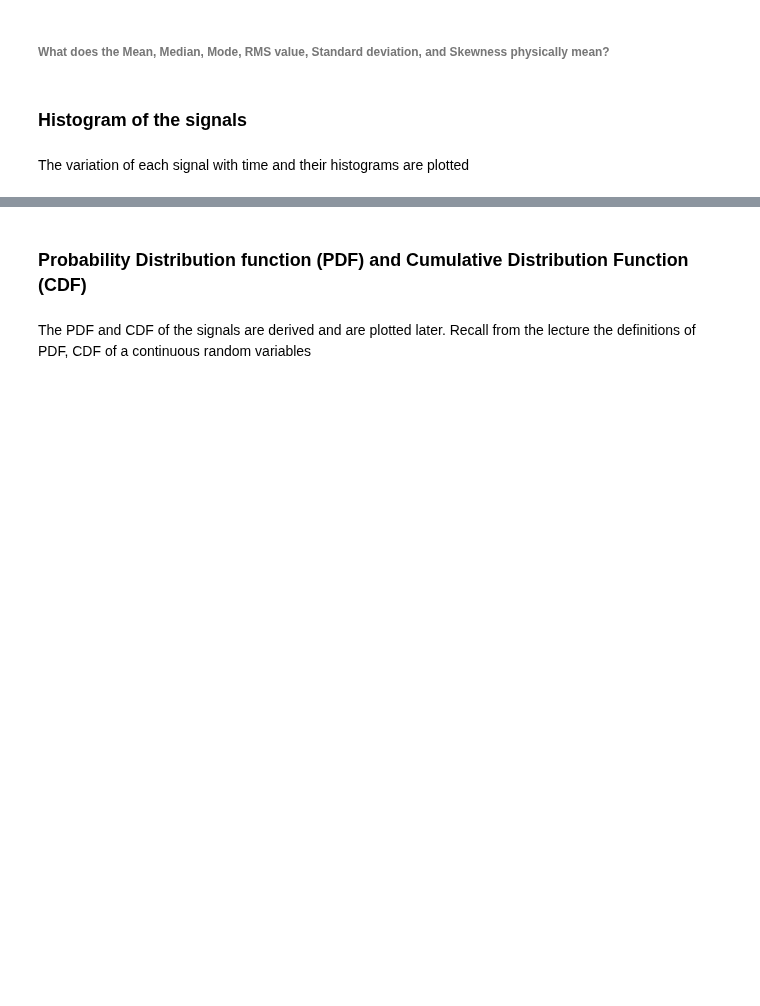
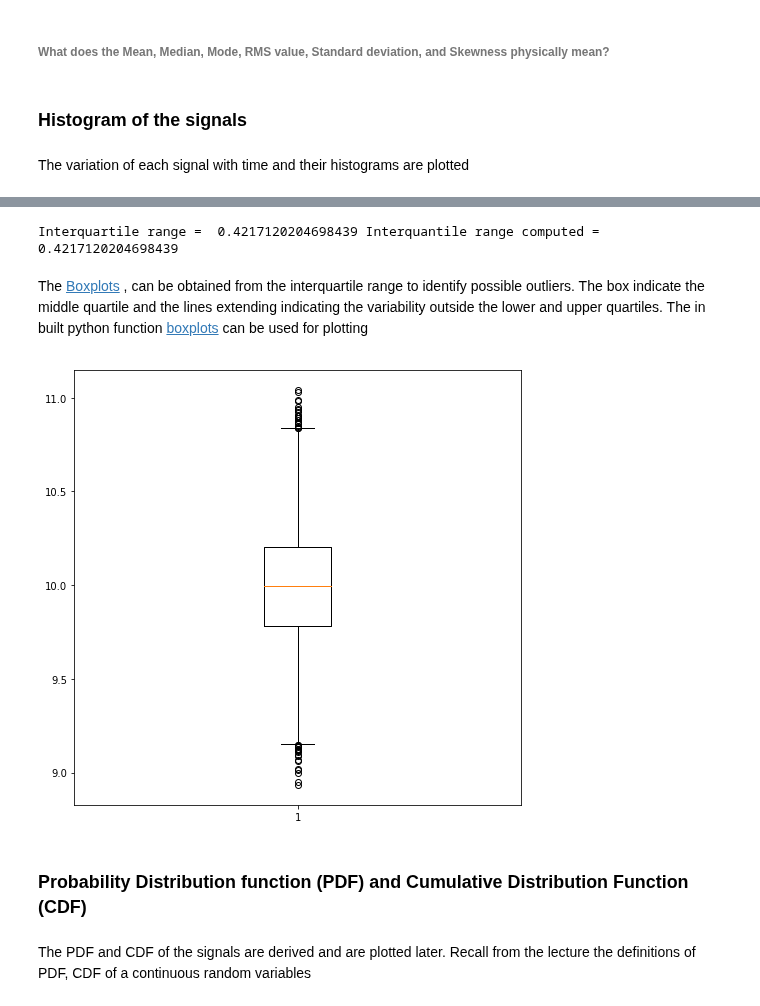
Before and after one commit to mpentek/SWELecture, a Jupyter notebook: Ex_01_statistics/01_ExwithGeneratedSignal_StructuralWindEngg.ipynb, the cells around one changed output, grey strips where cells are left out. Saved outputs shown, nothing was run; the diff lists cells and outputs as text; code cells hidden in the pictures; blank space fills up the shorter version.

```diff
--- a/Ex_01_statistics/01_ExwithGeneratedSignal_StructuralWindEngg.ipynb
+++ b/Ex_01_statistics/01_ExwithGeneratedSignal_StructuralWindEngg.ipynb
@@ -303,3 +316,18 @@ plt.grid(True)
+# %%
+iqr = scipy.stats.iqr(signalSuperposed)
+q75, q25 = np.percentile(signalSuperposed, [75 ,25])
+print('Interquartile range = ',iqr, 'Interquantile range computed = ', q75-q25)
+# %% [output]
+Interquartile range =  0.4217120204698439 Interquantile range computed =  0.4217120204698439
+# %% [markdown]
+The [Boxplots](https://en.wikipedia.org/wiki/Box_plot) , can be obtained from the interquartile range to identify possible outliers. The box indicate the middle quartile and the lines extending indicating the variability outside the lower and upper quartiles. The in built python function [boxplots](https://matplotlib.org/api/_as_gen/matplotlib.pyplot.boxplot.html) can be used for plotting
+# %%
+plt.rcParams["figure.figsize"] = (8,8)
+plt.figure()
+plt.boxplot(signalSuperposed)
+plt.show()
+# %% [output]
+[figure, added]
 # %% [markdown]
 ### Probability Distribution function (PDF) and Cumulative Distribution Function (CDF)
 # %% [markdown]
```
Also changed, not shown: parts of 51 cells of this notebook, 2 other files.
